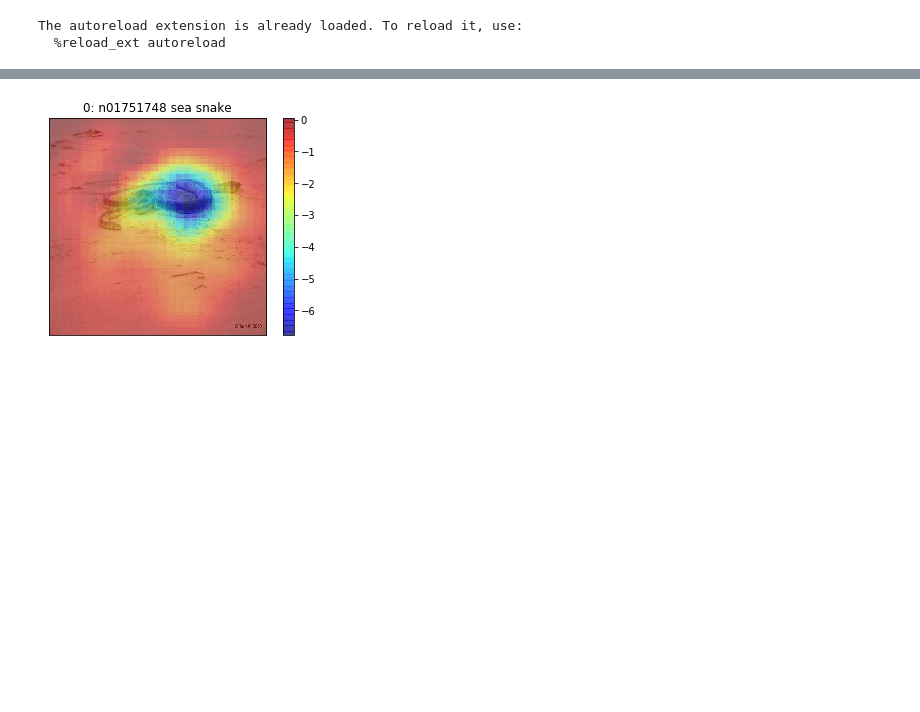
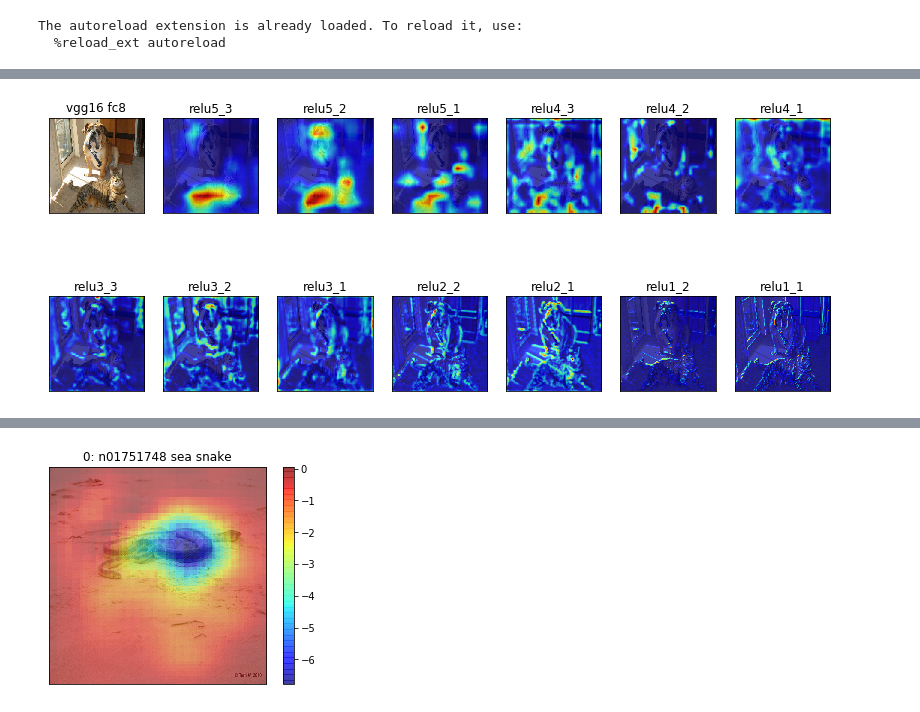
Before and after one commit to ruthcfong/perturb_explanations, a Jupyter notebook: code/caffe/python/testing_occlusion_masks.ipynb, the cells around one changed output, grey strips where cells are left out. Cells and saved outputs as stored; diff of their text form; code cells hidden in the pictures; blank space fills up the shorter version.

```diff
--- a/code/caffe/python/testing_occlusion_masks.ipynb
+++ b/code/caffe/python/testing_occlusion_masks.ipynb
@@ -67,0 +358,3 @@ transformer = get_ILSVRC_net_transformer(net)
+# %%
+for i in find_labels('tiger'):
+    print i, labels_desc[i]
@@ -67,0 +366,7 @@ transformer = get_ILSVRC_net_transformer(net)
+# %%
+#alexnet = get_net('alexnet')
+from defaults import alexnet_prototxt, alexnet_model
+alexnet = caffe.Net(alexnet_prototxt, alexnet_model, caffe.TEST)
+# for each layer, show the output shape
+for layer_name, blob in alexnet.blobs.iteritems():
+    print layer_name + '\t' + str(blob.data.shape)
@@ -67,0 +394,7 @@ transformer = get_ILSVRC_net_transformer(net)
+# %%
+#vgg_net = get_net('vgg16')
+from defaults import vgg16_prototxt, vgg16_model
+vgg_net = caffe.Net(vgg16_prototxt, vgg16_model, caffe.TRAIN)
+# for each layer, show the output shape
+for layer_name, blob in vgg_net.blobs.iteritems():
+    print layer_name + '\t' + str(blob.data.shape)
@@ -67,0 +419,52 @@ transformer = get_ILSVRC_net_transformer(net)
+# %%
+path = '../../../images/COCO_train2014_000000114269.jpg'
+label = 282 # tiger cat
+img = transformer.preprocess('data', caffe.io.load_image(path))
+
+top_name = 'fc8'
+norm_deg = None
+
+net_type = 'vgg16'
+
+if net_type == 'alexnet':
+    net = alexnet
+    bottom_names = ['relu5', 'relu4', 'relu3', 'relu2', 'relu1']
+elif net_type == 'vgg16':
+    net = vgg_net
+    #bottom_names = ['conv5_3', 'conv4_3', 'conv3_3', 'conv2_2', 'conv1_2'] #vgg16
+    bottom_names = ['relu5_3','relu5_2','relu5_1', 'relu4_3','relu4_2', 'relu4_1', 'relu3_3', 'relu3_2', 'relu3_1',
+                    'relu2_2', 'relu2_1','relu1_2', 'relu1_1'] #vgg16
+elif net_type == 'googlenet':
+    net = googlnet
+
+transformer = get_ILSVRC_net_transformer(net)
+
+if net_type == 'vgg16':
+    f, ax = plt.subplots(2,7)
+    f.set_size_inches(14,6)
+elif net_type == 'alexnet':
+    f, ax = plt.subplots(1,6)
+    f.set_size_inches(12,4)
+
+for i in range(len(bottom_names)+1):
+    curr_ax = ax[i/7][i%7] if net_type == 'vgg16' else ax[i]
+    curr_ax.set_xticks([])
+    curr_ax.set_yticks([])
+    curr_ax.imshow(transformer.deprocess('data', img))
+
+    if i == 0:
+        curr_ax.set_title('%s %s' % (net_type, top_name))
+        continue
+
+    bottom_name = bottom_names[i-1]
+    heatmap = compute_heatmap(net, transformer, path, label, heatmap_type = 'grad_cam', topBlobName = top_name,
+                    topLayerName = top_name,
+                        outputBlobName = bottom_name, outputLayerName = bottom_name, secondTopBlobName = 'pool5/7x7_s1',
+                        secondTopLayerName = 'pool5/7x7_s1', norm_deg = norm_deg, gpu = 0)
+
+    curr_ax.imshow(imresize(heatmap, img.shape[1:]), alpha = 0.75, cmap = 'jet')
+    #f.colorbar(cax)
+    curr_ax.set_title('%s' % bottom_name)
+plt.show()
+# %% [output]
+[figure, added]
```
Also changed, not shown: parts of 22 cells of this notebook, 7 other files.
